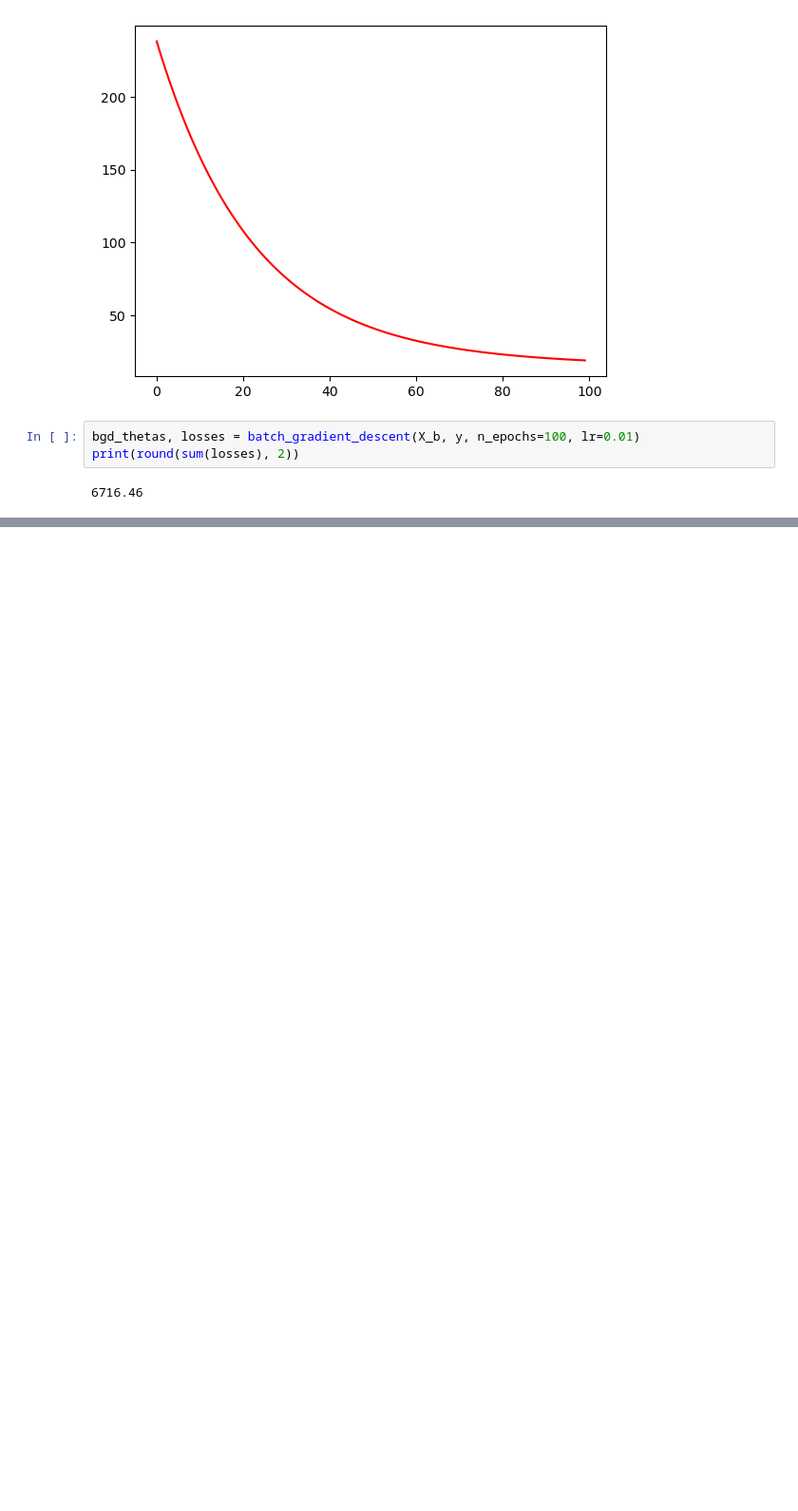
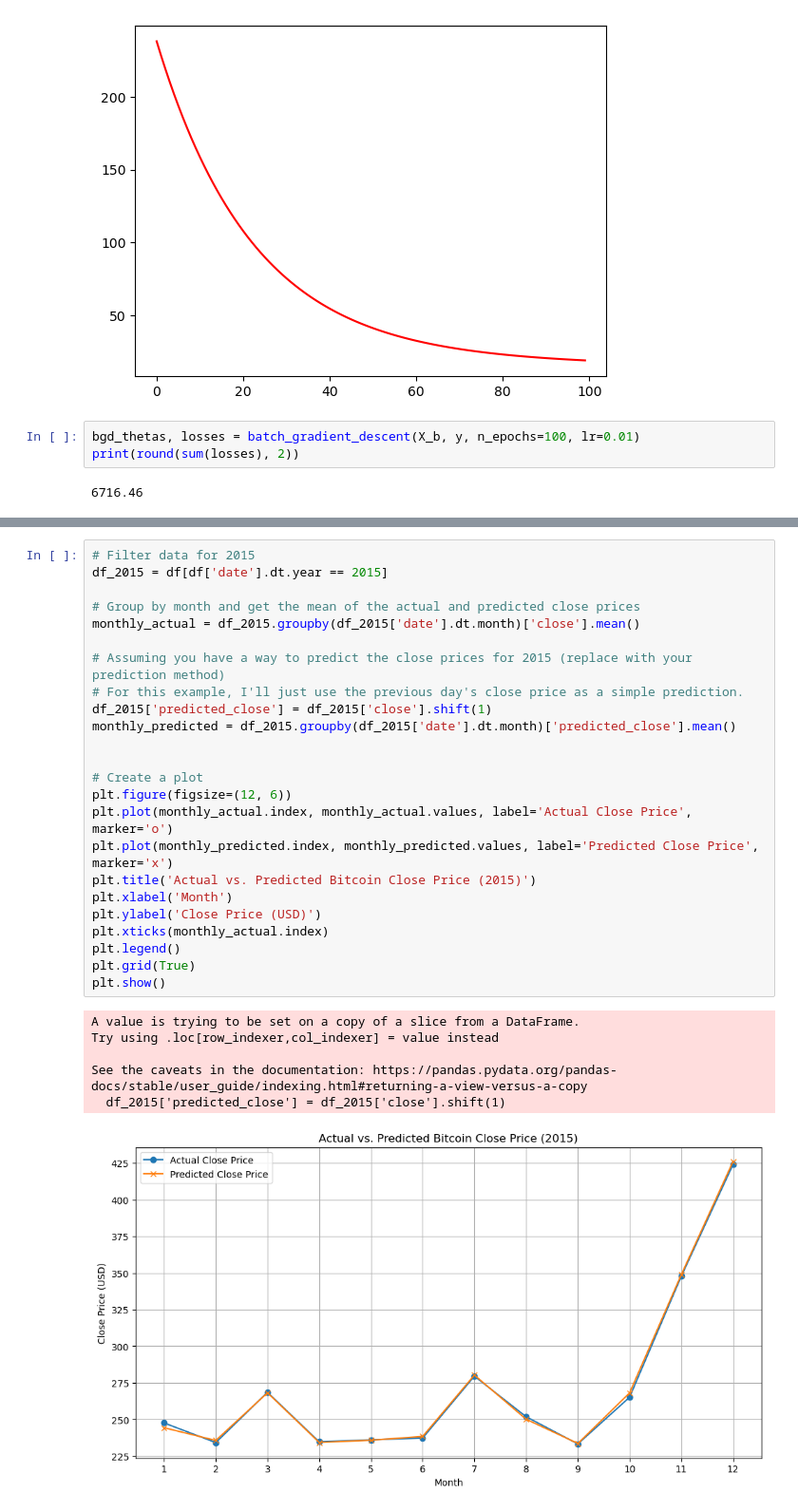
Before and after one commit to Koudu1/AIO-Exercise, a Jupyter notebook: aio_exercise_m4w2/aio_exercise_m4w2.ipynb, the cells around one changed output, grey strips where cells are left out. Shown at 95% size. Cells and saved outputs as stored; diff of their text form; blank space fills up the shorter version.

```diff
--- a/aio_exercise_m4w2/aio_exercise_m4w2.ipynb
+++ b/aio_exercise_m4w2/aio_exercise_m4w2.ipynb
@@ -162,0 +350,31 @@ print(round(sum(losses), 2))
+# %%
+# Filter data for 2015
+df_2015 = df[df['date'].dt.year == 2015]
+
+# Group by month and get the mean of the actual and predicted close prices
+monthly_actual = df_2015.groupby(df_2015['date'].dt.month)['close'].mean()
+
+# Assuming you have a way to predict the close prices for 2015 (replace with your prediction method)
+# For this example, I'll just use the previous day's close price as a simple prediction.
+df_2015['predicted_close'] = df_2015['close'].shift(1)
+monthly_predicted = df_2015.groupby(df_2015['date'].dt.month)['predicted_close'].mean()
+
+
+# Create a plot
+plt.figure(figsize=(12, 6))
+plt.plot(monthly_actual.index, monthly_actual.values, label='Actual Close Price', marker='o')
+plt.plot(monthly_predicted.index, monthly_predicted.values, label='Predicted Close Price', marker='x')
+plt.title('Actual vs. Predicted Bitcoin Close Price (2015)')
+plt.xlabel('Month')
+plt.ylabel('Close Price (USD)')
+plt.xticks(monthly_actual.index)
+plt.legend()
+plt.grid(True)
+plt.show()
+# %% [output]
+A value is trying to be set on a copy of a slice from a DataFrame.
+Try using .loc[row_indexer,col_indexer] = value instead
+
+See the caveats in the documentation: https://pandas.pydata.org/pandas-docs/stable/user_guide/indexing.html#returning-a-view-versus-a-copy
+  df_2015['predicted_close'] = df_2015['close'].shift(1)
+[figure, added]
```
Also changed, not shown: parts of 11 cells of this notebook, 2 other files.
